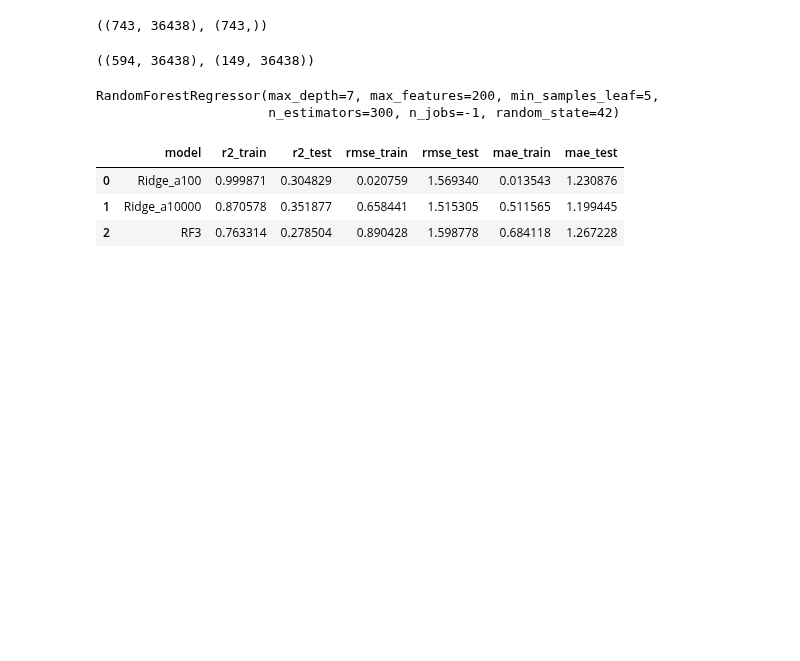
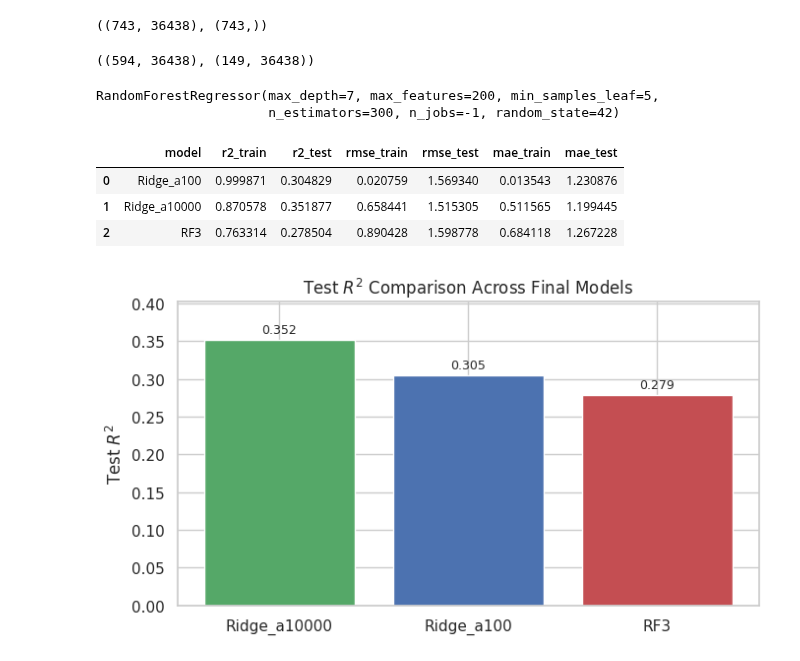
Before and after one commit to AarzuM39/gdsc-drug-response-project, a Jupyter notebook: notebooks/04_model_comparison_and_interpretation.ipynb, the cells around one changed output. Saved outputs shown, nothing was run; the diff lists cells and outputs as text; code cells hidden in the pictures; blank space fills up the shorter version.

```diff
--- a/notebooks/04_model_comparison_and_interpretation.ipynb
+++ b/notebooks/04_model_comparison_and_interpretation.ipynb
@@ -132,3 +132,22 @@ metrics_df
 | 0 | Ridge_a100 | 0.999871 | 0.304829 | 0.020759 | 1.569340 | 0.013543 | 1.230876 |
 | 1 | Ridge_a10000 | 0.870578 | 0.351877 | 0.658441 | 1.515305 | 0.511565 | 1.199445 |
 | 2 | RF3 | 0.763314 | 0.278504 | 0.890428 | 1.598778 | 0.684118 | 1.267228 |
+# %%
+plot_df = metrics_df.sort_values("r2_test", ascending=False)
+
+plt.figure(figsize=(7, 4))
+bars = plt.bar(plot_df["model"], plot_df["r2_test"], color=["#55A868", "#4C72B0", "#C44E52"])
+
+plt.ylabel("Test $R^2$")
+plt.title("Test $R^2$ Comparison Across Final Models")
+plt.ylim(0, plot_df["r2_test"].max() + 0.05)
+
+for bar in bars:
+    height = bar.get_height()
+    plt.text(bar.get_x() + bar.get_width() / 2, height + 0.005, f"{height:.3f}",
+             ha="center", va="bottom", fontsize=9)
+
+plt.tight_layout()
+plt.show()
+# %% [output]
+[figure, added]
```
Also changed, not shown: parts of 7 cells of this notebook.
